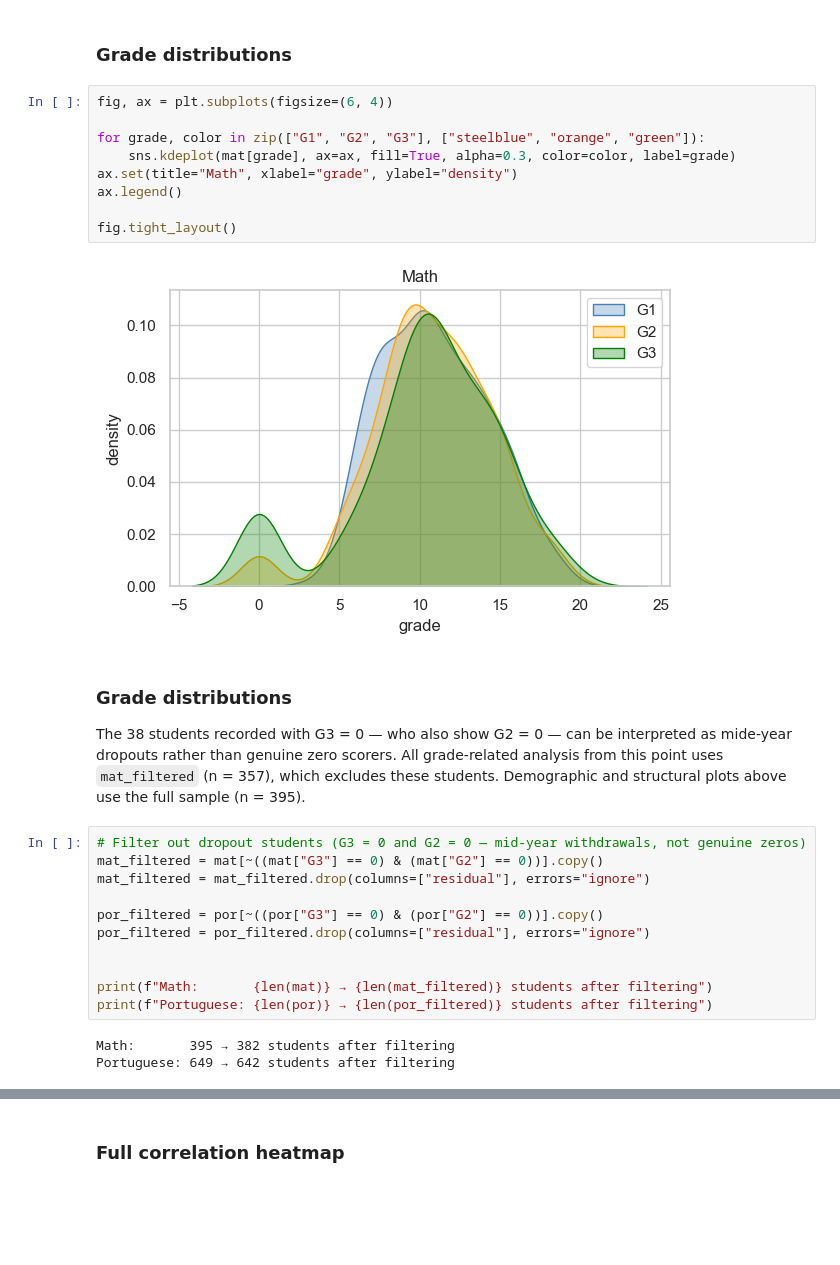
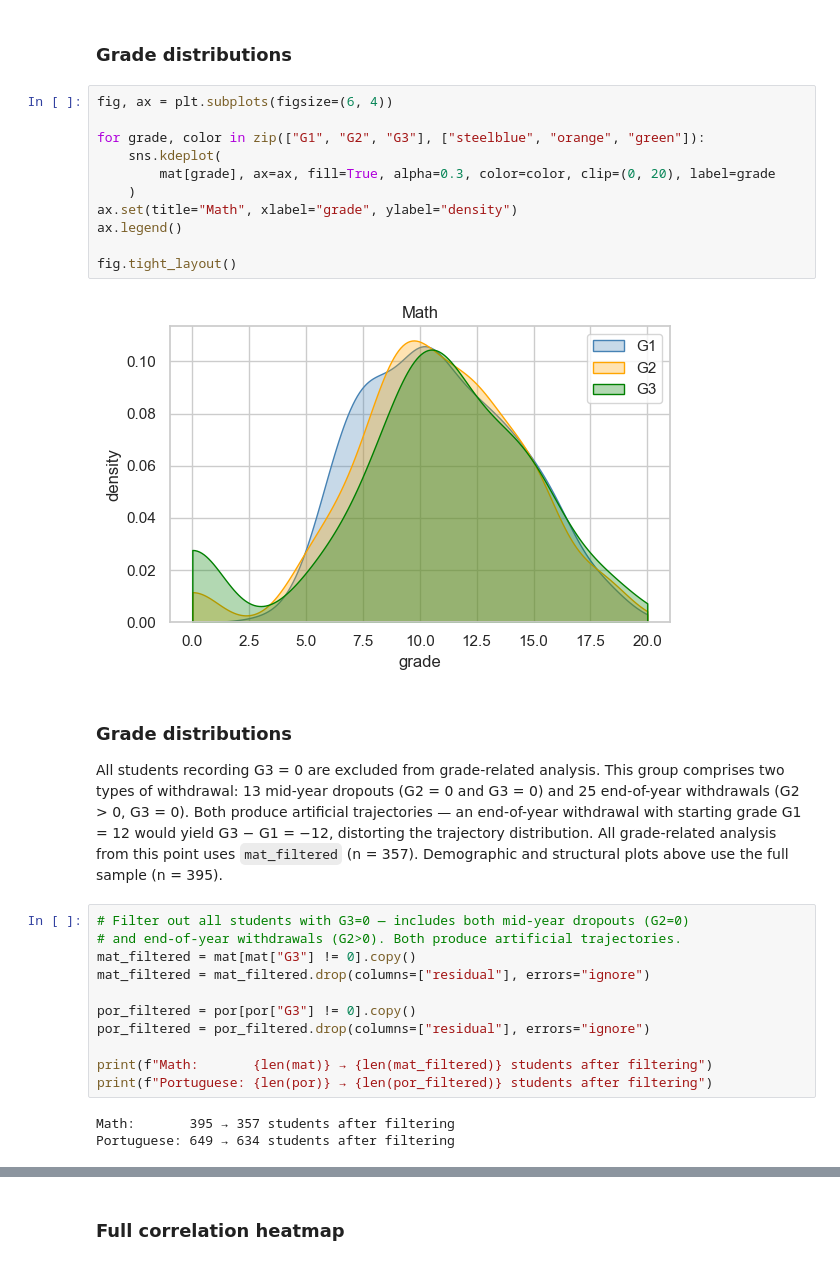
Before and after one commit to JacobSchwandt03/phoebe, a Jupyter notebook: analysis.ipynb, the cells around one changed output, grey strips where cells are left out. Saved outputs shown, nothing was run; the diff lists cells and outputs as text; blank space fills up the shorter version.

```diff
--- a/analysis.ipynb
+++ b/analysis.ipynb
@@ -98,30 +99,31 @@ Portuguese: no missing values
 # %%
 fig, ax = plt.subplots(figsize=(6, 4))
 
 for grade, color in zip(["G1", "G2", "G3"], ["steelblue", "orange", "green"]):
-    sns.kdeplot(mat[grade], ax=ax, fill=True, alpha=0.3, color=color, label=grade)
+    sns.kdeplot(
+        mat[grade], ax=ax, fill=True, alpha=0.3, color=color, clip=(0, 20), label=grade
+    )
 ax.set(title="Math", xlabel="grade", ylabel="density")
 ax.legend()
 
 fig.tight_layout()
 # %% [output]
-[figure, old version]
+[figure, new version]
 # %% [markdown]
 ### Grade distributions
 
-The 38 students recorded with G3 = 0 — who also show G2 = 0 — can be interpreted as mide-year dropouts rather than genuine zero scorers. All grade-related analysis from this point uses `mat_filtered` (n = 357), which excludes these students. Demographic and structural
-plots above use the full sample (n = 395).
+All students recording G3 = 0 are excluded from grade-related analysis. This group comprises two types of withdrawal: 13 mid-year dropouts (G2 = 0 and G3 = 0) and 25 end-of-year withdrawals (G2 > 0, G3 = 0). Both produce artificial trajectories — an end-of-year withdrawal with starting grade G1 = 12 would yield G3 − G1 = −12, distorting the trajectory distribution. All grade-related analysis from this point uses `mat_filtered` (n = 357). Demographic and structural plots above use the full sample (n = 395).
 # %%
-# Filter out dropout students (G3 = 0 and G2 = 0 — mid-year withdrawals, not genuine zeros)
-mat_filtered = mat[~((mat["G3"] == 0) & (mat["G2"] == 0))].copy()
+# Filter out all students with G3=0 — includes both mid-year dropouts (G2=0)
+# and end-of-year withdrawals (G2>0). Both produce artificial trajectories.
+mat_filtered = mat[mat["G3"] != 0].copy()
 mat_filtered = mat_filtered.drop(columns=["residual"], errors="ignore")
 
-por_filtered = por[~((por["G3"] == 0) & (por["G2"] == 0))].copy()
+por_filtered = por[por["G3"] != 0].copy()
 por_filtered = por_filtered.drop(columns=["residual"], errors="ignore")
-
 
 print(f"Math:       {len(mat)} → {len(mat_filtered)} students after filtering")
 print(f"Portuguese: {len(por)} → {len(por_filtered)} students after filtering")
 # %% [output]
-Math:       395 → 382 students after filtering
-Portuguese: 649 → 642 students after filtering
+Math:       395 → 357 students after filtering
+Portuguese: 649 → 634 students after filtering
```
Also changed, not shown: parts of 31 cells of this notebook, 2 other files.
